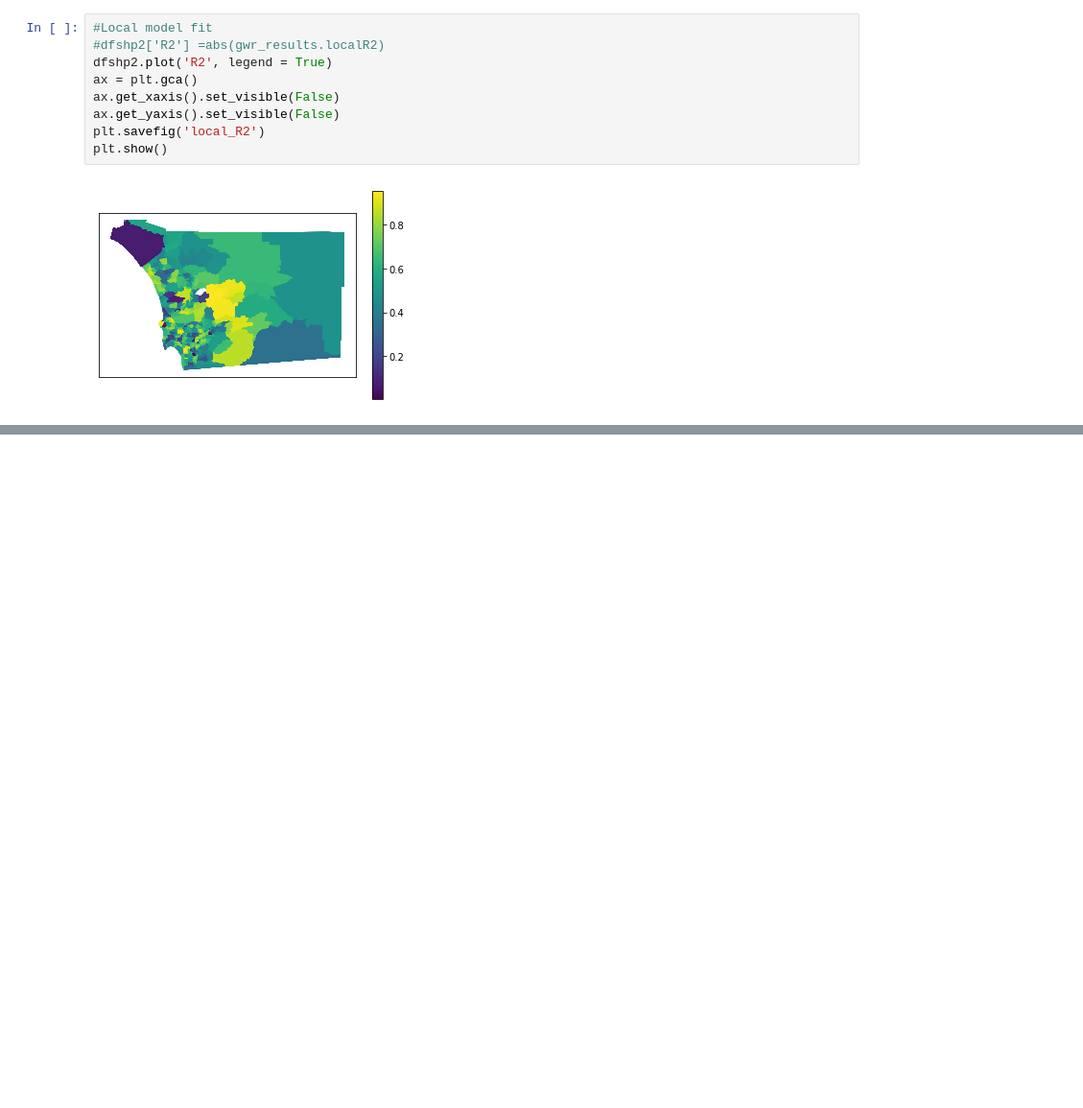
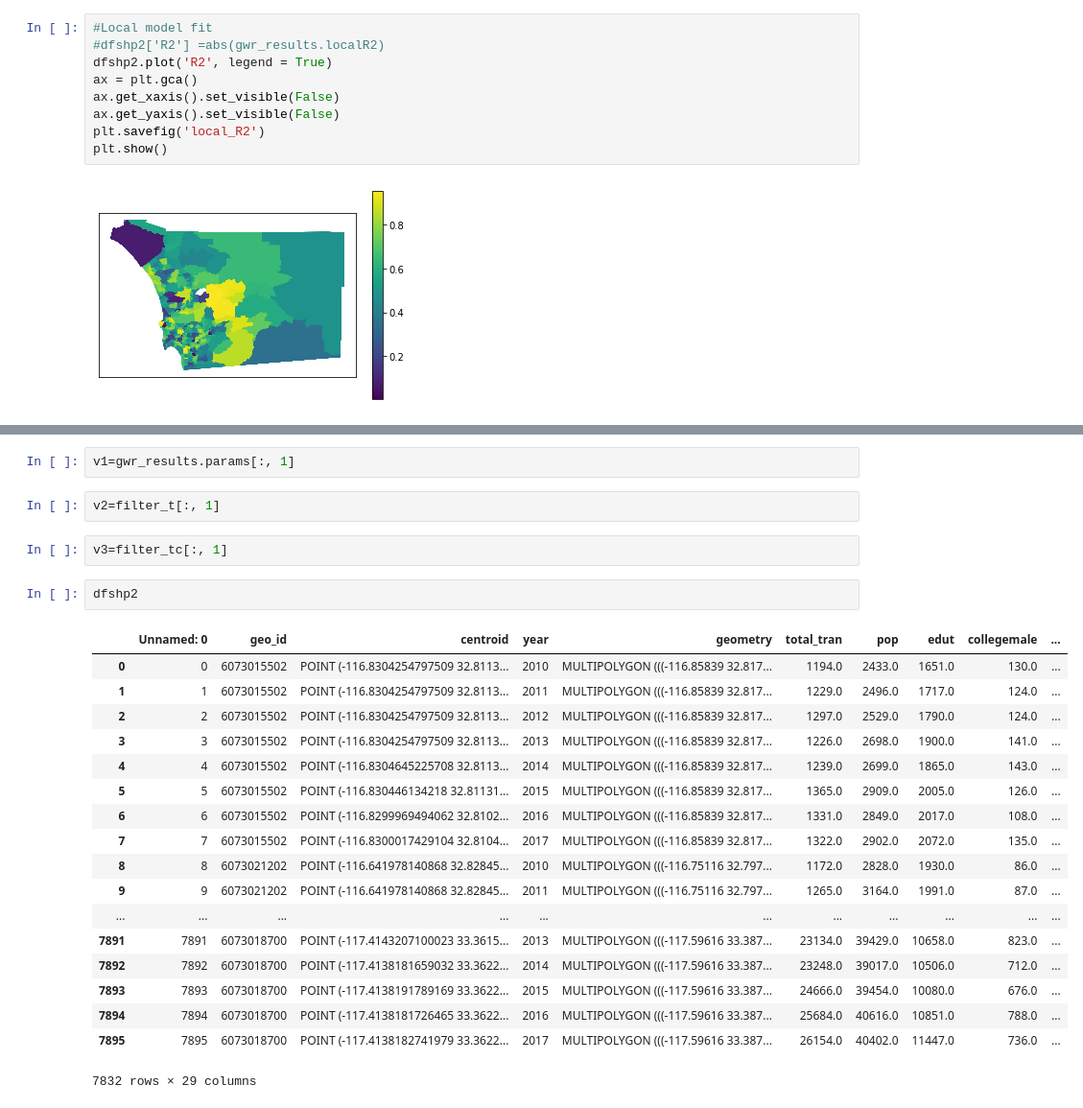
Before and after one commit to JasonZhangzy1757/CUSP-Capstone, a Jupyter notebook: US_Ignite_fed_eda_model.ipynb, the cells around one changed output, grey strips where cells are left out. Shown: that part at 96% size. Cells and saved outputs as stored; diff of their text form; blank space fills up the shorter version.

```diff
--- a/US_Ignite_fed_eda_model.ipynb
+++ b/US_Ignite_fed_eda_model.ipynb
@@ -582,0 +644,27 @@ plt.show()
+# %%
+v1=gwr_results.params[:, 1]
+# %%
+v2=filter_t[:, 1]
+# %%
+v3=filter_tc[:, 1]
+# %%
+dfshp2
+# %% [output]
+|  | Unnamed: 0 | geo_id | centroid | year | geometry | total_tran | pop | edut | collegemale | ... |
+| 0 | 0 | 6073015502 | POINT (-116.8304254797509 32.8113... | 2010 | MULTIPOLYGON (((-116.85839 32.817... | 1194.0 | 2433.0 | 1651.0 | 130.0 | ... |
+| 1 | 1 | 6073015502 | POINT (-116.8304254797509 32.8113... | 2011 | MULTIPOLYGON (((-116.85839 32.817... | 1229.0 | 2496.0 | 1717.0 | 124.0 | ... |
+| 2 | 2 | 6073015502 | POINT (-116.8304254797509 32.8113... | 2012 | MULTIPOLYGON (((-116.85839 32.817... | 1297.0 | 2529.0 | 1790.0 | 124.0 | ... |
+| 3 | 3 | 6073015502 | POINT (-116.8304254797509 32.8113... | 2013 | MULTIPOLYGON (((-116.85839 32.817... | 1226.0 | 2698.0 | 1900.0 | 141.0 | ... |
+| 4 | 4 | 6073015502 | POINT (-116.8304645225708 32.8113... | 2014 | MULTIPOLYGON (((-116.85839 32.817... | 1239.0 | 2699.0 | 1865.0 | 143.0 | ... |
+| 5 | 5 | 6073015502 | POINT (-116.830446134218 32.81131... | 2015 | MULTIPOLYGON (((-116.85839 32.817... | 1365.0 | 2909.0 | 2005.0 | 126.0 | ... |
+| 6 | 6 | 6073015502 | POINT (-116.8299969494062 32.8102... | 2016 | MULTIPOLYGON (((-116.85839 32.817... | 1331.0 | 2849.0 | 2017.0 | 108.0 | ... |
+| 7 | 7 | 6073015502 | POINT (-116.8300017429104 32.8104... | 2017 | MULTIPOLYGON (((-116.85839 32.817... | 1322.0 | 2902.0 | 2072.0 | 135.0 | ... |
+| 8 | 8 | 6073021202 | POINT (-116.641978140868 32.82845... | 2010 | MULTIPOLYGON (((-116.75116 32.797... | 1172.0 | 2828.0 | 1930.0 | 86.0 | ... |
+| 9 | 9 | 6073021202 | POINT (-116.641978140868 32.82845... | 2011 | MULTIPOLYGON (((-116.75116 32.797... | 1265.0 | 3164.0 | 1991.0 | 87.0 | ... |
+| ... | ... | ... | ... | ... | ... | ... | ... | ... | ... | ... |
+| 7891 | 7891 | 6073018700 | POINT (-117.4143207100023 33.3615... | 2013 | MULTIPOLYGON (((-117.59616 33.387... | 23134.0 | 39429.0 | 10658.0 | 823.0 | ... |
+| 7892 | 7892 | 6073018700 | POINT (-117.4138181659032 33.3622... | 2014 | MULTIPOLYGON (((-117.59616 33.387... | 23248.0 | 39017.0 | 10506.0 | 712.0 | ... |
+| 7893 | 7893 | 6073018700 | POINT (-117.4138191789169 33.3622... | 2015 | MULTIPOLYGON (((-117.59616 33.387... | 24666.0 | 39454.0 | 10080.0 | 676.0 | ... |
+| 7894 | 7894 | 6073018700 | POINT (-117.4138181726465 33.3622... | 2016 | MULTIPOLYGON (((-117.59616 33.387... | 25684.0 | 40616.0 | 10851.0 | 788.0 | ... |
+| 7895 | 7895 | 6073018700 | POINT (-117.4138182741979 33.3622... | 2017 | MULTIPOLYGON (((-117.59616 33.387... | 26154.0 | 40402.0 | 11447.0 | 736.0 | ... |
+7832 rows × 29 columns
```
Also changed, not shown: parts of 28 cells of this notebook, 5 other files.
